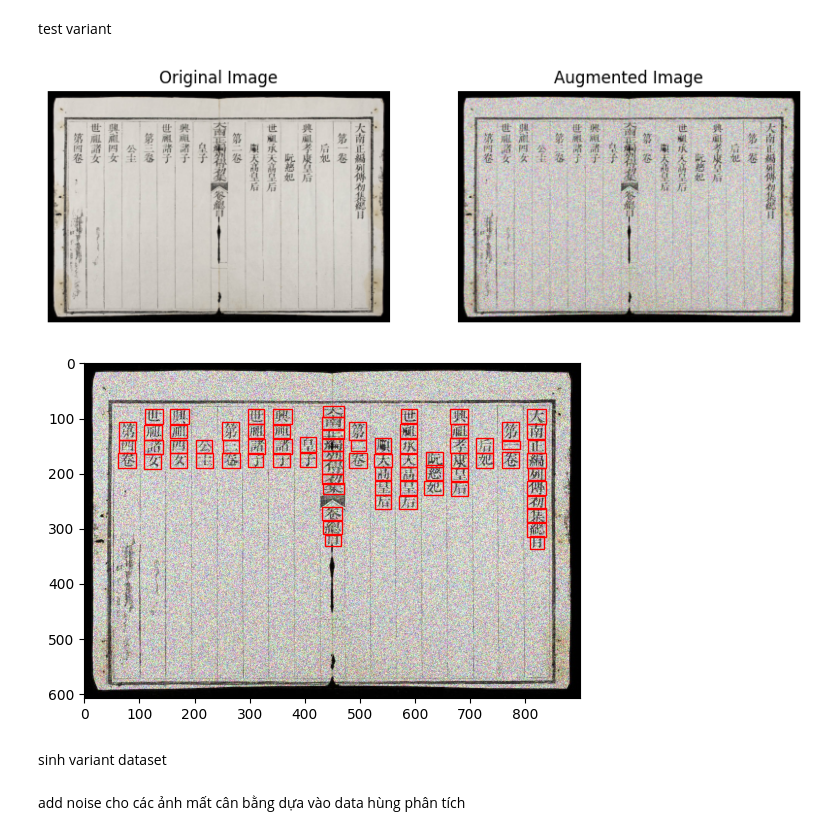
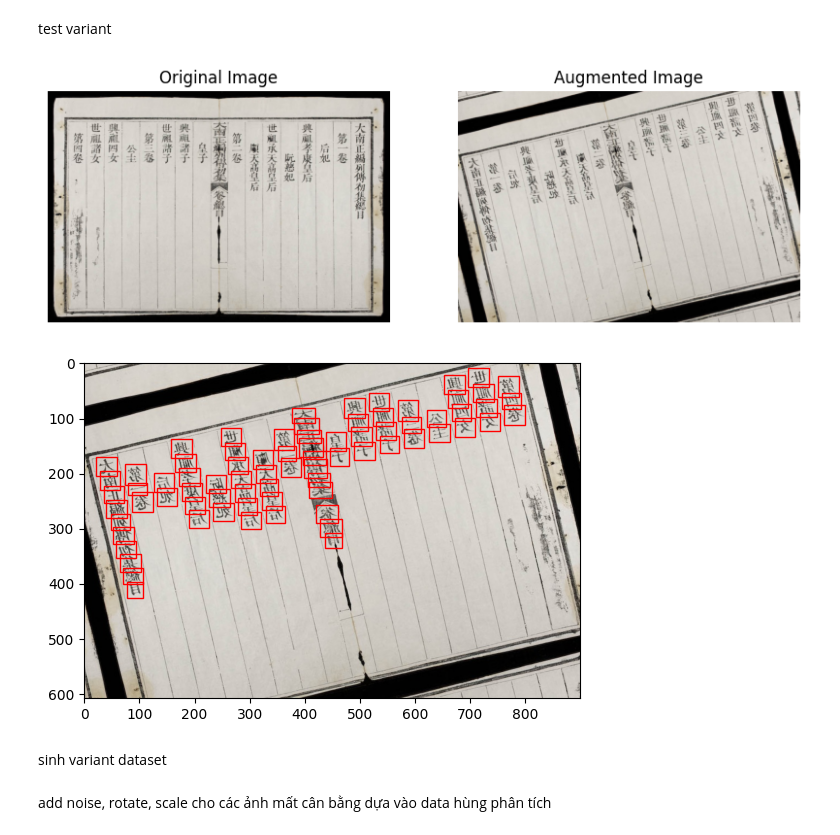
Before and after one commit to hachane/INT3404E_Nom_localization, a Jupyter notebook: data_augmentation_anizme.ipynb, the cells around one changed output. Drawn from its saved outputs; the diff is of its cells as text; code cells hidden in the pictures.

```diff
--- a/data_augmentation_anizme.ipynb
+++ b/data_augmentation_anizme.ipynb
@@ -396,12 +396,17 @@ variant: rotate, flip, add noise, blur, bright
 def multi_transform(image, bboxes):
     # Định nghĩa phép biến đổi bounding box
     bbox_params = A.BboxParams(format='yolo')
+
+    scale_x = round(random.uniform(0.5, 2), 1)  # Tỉ lệ ngẫu nhiên cho chiều rộng
+    scale_y = round(random.uniform(0.5, 2), 1)  # Tỉ lệ ngẫu nhiên cho chiều cao
+
     transform = A.Compose([
-        #A.RandomBrightnessContrast(p=0.5),
+        A.RandomBrightnessContrast(brightness_limit=(-0.5, 0.5), contrast_limit=(-0.5,0.5), p=0.5),
         A.HorizontalFlip(p=0.5),
         A.Blur(blur_limit=3, p=0.5),
         A.GaussNoise(p=0.5),
         A.Rotate(limit=15, p=0.5),
+        A.Resize(height=int(image.shape[0] * scale_y), width=int(image.shape[1] * scale_x), p=0.5),
         #A.MultiplicativeNoise(multiplier=[0.5, 1.5], per_channel=True, elementwise=True, p=0.5),
         #A.RandomSizedCrop(min_max_height=(5, 100), height=image.shape[0], width=image.shape[1]),
     ], bbox_params=bbox_params)
@@ -417,36 +422,36 @@ def multi_transform(image, bboxes):
 # %% [markdown]
 test variant
 # %%
-inf_name = "generated_dataset/labels/train/__scale__nlvnpf-0137-01-006.txt"
+inf_name = "wb_localization_dataset/labels/train/nlvnpf-0137-01-006.txt"
 outf_name = "generated_dataset/labels/test1.txt"
 outf_img = "generated_dataset/images/test1.jpg"
 
 img = read_img("wb_localization_dataset/images/train/nlvnpf-0137-01-006.jpg")
 with open(inf_name, "r") as inf, open(outf_name, "w") as outf:
     bboxes = []
     for line in inf.readlines():
         values = line.strip().split()
         x_center, y_center, width, height = map(float, values[1:5])
         class_id = int(values[0])
         bboxes.append([x_center, y_center, width, height, class_id])
     agm_img, agm_bbox = multi_transform(img, bboxes)
     for bbox in agm_bbox:
         outf.write(f"{'0'} {bbox[0]:.6f} {bbox[1]:.6f} {bbox[2]:.6f} {bbox[3]:.6f}\n")
     save_image(agm_img, outf_img)
 
     fig, axes = plt.subplots(1, 2, figsize=(10, 5))
     axes[0].imshow(img)
     axes[0].set_title('Original Image')
     axes[0].axis('off')
     axes[1].imshow(agm_img)
     axes[1].set_title('Augmented Image')
     axes[1].axis('off')
     plt.show()
 
 plot_BB(outf_img, outf_name)
 # %% [output]
-[figure, old version]
+[figure, new version]
-[figure, old version]
+[figure, new version]
 # %% [markdown]
 sinh variant dataset
 # %%
@@ -489,3 +493,3 @@ def handle_variant(in_img_path, in_lb_path, out_img_path, out_lb_path):
 # %% [markdown]
-add noise cho các ảnh mất cân bằng dựa vào data hùng phân tích
+add noise, rotate, scale cho các ảnh mất cân bằng dựa vào data hùng phân tích
 # %%
```
Also changed, not shown: parts of 4 cells of this notebook, 2 other files.
